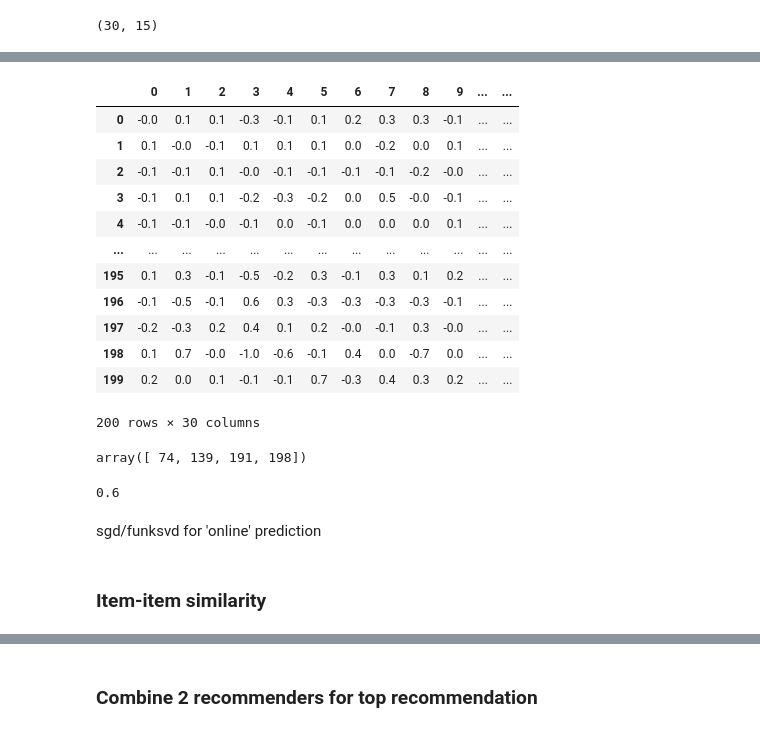
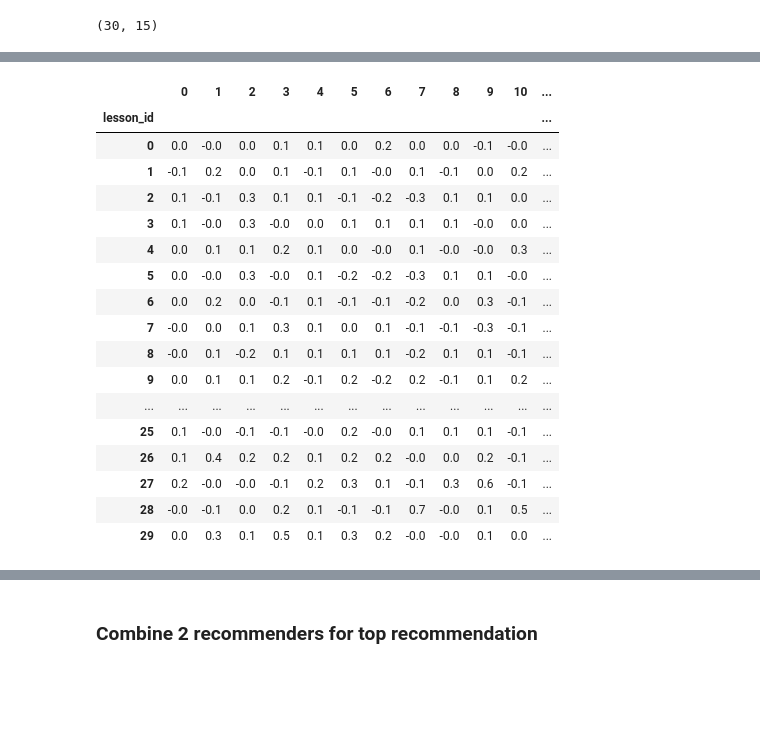
Before and after one commit to xochozomatli/totlahtol, a Jupyter notebook: ml_pipeline/recommender/explore.ipynb, the cells around one changed output, grey strips where cells are left out. Cells and saved outputs as stored; diff of their text form; code cells hidden in the pictures; blank space fills up the shorter version.

```diff
--- a/ml_pipeline/recommender/explore.ipynb
+++ b/ml_pipeline/recommender/explore.ipynb
@@ -83,30 +191,24 @@ sgd.reconstruction_loss()
 # %%
-results_df = pd.DataFrame( (sgd.P @ sgd.Q.T).round(1) )
+lesson_results_df = pd.DataFrame( (sgd.P @ sgd.Q.T).round(1) )
+lesson_results_df.index.name = 'lesson_id'
+#results_df = results_df.add_prefix('lesson_')
+lesson_results_df
+# %% [output]
+|  | 0 | 1 | 2 | 3 | 4 | 5 | 6 | 7 | 8 | 9 | 10 | ... |
+| lesson_id |  |  |  |  |  |  |  |  |  |  |  | ... |
+| 0 | 0.0 | -0.0 | 0.0 | 0.1 | 0.1 | 0.0 | 0.2 | 0.0 | 0.0 | -0.1 | -0.0 | ... |
+| 1 | -0.1 | 0.2 | 0.0 | 0.1 | -0.1 | 0.1 | -0.0 | 0.1 | -0.1 | 0.0 | 0.2 | ... |
+| 2 | 0.1 | -0.1 | 0.3 | 0.1 | 0.1 | -0.1 | -0.2 | -0.3 | 0.1 | 0.1 | 0.0 | ... |
+| 3 | 0.1 | -0.0 | 0.3 | -0.0 | 0.0 | 0.1 | 0.1 | 0.1 | 0.1 | -0.0 | 0.0 | ... |
+| 4 | 0.0 | 0.1 | 0.1 | 0.2 | 0.1 | 0.0 | -0.0 | 0.1 | -0.0 | -0.0 | 0.3 | ... |
+| 5 | 0.0 | -0.0 | 0.3 | -0.0 | 0.1 | -0.2 | -0.2 | -0.3 | 0.1 | 0.1 | -0.0 | ... |
+| 6 | 0.0 | 0.2 | 0.0 | -0.1 | 0.1 | -0.1 | -0.1 | -0.2 | 0.0 | 0.3 | -0.1 | ... |
+| 7 | -0.0 | 0.0 | 0.1 | 0.3 | 0.1 | 0.0 | 0.1 | -0.1 | -0.1 | -0.3 | -0.1 | ... |
+| 8 | -0.0 | 0.1 | -0.2 | 0.1 | 0.1 | 0.1 | 0.1 | -0.2 | 0.1 | 0.1 | -0.1 | ... |
+| 9 | 0.0 | 0.1 | 0.1 | 0.2 | -0.1 | 0.2 | -0.2 | 0.2 | -0.1 | 0.1 | 0.2 | ... |
+| ... | ... | ... | ... | ... | ... | ... | ... | ... | ... | ... | ... | ... |
+| 25 | 0.1 | -0.0 | -0.1 | -0.1 | -0.0 | 0.2 | -0.0 | 0.1 | 0.1 | 0.1 | -0.1 | ... |
+| 26 | 0.1 | 0.4 | 0.2 | 0.2 | 0.1 | 0.2 | 0.2 | -0.0 | 0.0 | 0.2 | -0.1 | ... |
+| 27 | 0.2 | -0.0 | -0.0 | -0.1 | 0.2 | 0.3 | 0.1 | -0.1 | 0.3 | 0.6 | -0.1 | ... |
+| 28 | -0.0 | -0.1 | 0.0 | 0.2 | 0.1 | -0.1 | -0.1 | 0.7 | -0.0 | 0.1 | 0.5 | ... |
+| 29 | 0.0 | 0.3 | 0.1 | 0.5 | 0.1 | 0.3 | 0.2 | -0.0 | -0.0 | 0.1 | 0.0 | ... |
-# %%
-results_df
-# %% [output]
-|  | 0 | 1 | 2 | 3 | 4 | 5 | 6 | 7 | 8 | 9 | ... | ... |
-| 0 | -0.0 | 0.1 | 0.1 | -0.3 | -0.1 | 0.1 | 0.2 | 0.3 | 0.3 | -0.1 | ... | ... |
-| 1 | 0.1 | -0.0 | -0.1 | 0.1 | 0.1 | 0.1 | 0.0 | -0.2 | 0.0 | 0.1 | ... | ... |
-| 2 | -0.1 | -0.1 | 0.1 | -0.0 | -0.1 | -0.1 | -0.1 | -0.1 | -0.2 | -0.0 | ... | ... |
-| 3 | -0.1 | 0.1 | 0.1 | -0.2 | -0.3 | -0.2 | 0.0 | 0.5 | -0.0 | -0.1 | ... | ... |
-| 4 | -0.1 | -0.1 | -0.0 | -0.1 | 0.0 | -0.1 | 0.0 | 0.0 | 0.0 | 0.1 | ... | ... |
-| ... | ... | ... | ... | ... | ... | ... | ... | ... | ... | ... | ... | ... |
-| 195 | 0.1 | 0.3 | -0.1 | -0.5 | -0.2 | 0.3 | -0.1 | 0.3 | 0.1 | 0.2 | ... | ... |
-| 196 | -0.1 | -0.5 | -0.1 | 0.6 | 0.3 | -0.3 | -0.3 | -0.3 | -0.3 | -0.1 | ... | ... |
-| 197 | -0.2 | -0.3 | 0.2 | 0.4 | 0.1 | 0.2 | -0.0 | -0.1 | 0.3 | -0.0 | ... | ... |
-| 198 | 0.1 | 0.7 | -0.0 | -1.0 | -0.6 | -0.1 | 0.4 | 0.0 | -0.7 | 0.0 | ... | ... |
-| 199 | 0.2 | 0.0 | 0.1 | -0.1 | -0.1 | 0.7 | -0.3 | 0.4 | 0.3 | 0.2 | ... | ... |
-200 rows × 30 columns
-# %%
-results_df[(results_df[1] > .5)].index.values
-# %% [output]
-array([ 74, 139, 191, 198])
-# %%
-results_df.iloc[74,1]
-# %% [output]
-0.6
-# %% [markdown]
-sgd/funksvd for 'online' prediction
-# %% [markdown]
-### Item-item similarity
```
Also changed, not shown: parts of 40 cells of this notebook, 3 other files.
